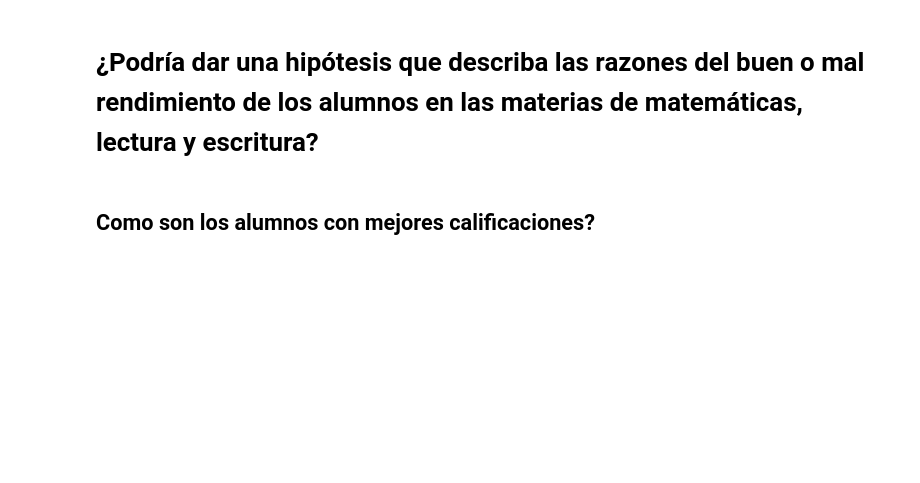
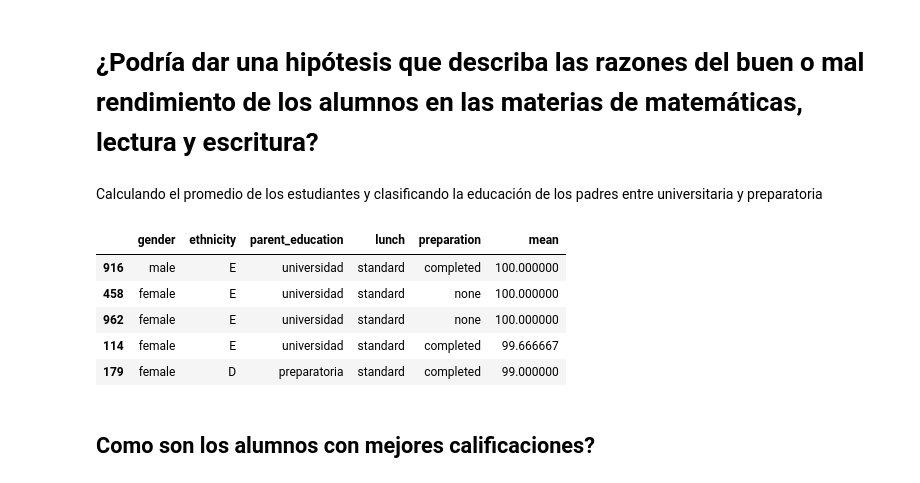
Before and after one commit to MarioChvx/ciencia_de_datos_PAMBAZO, a Jupyter notebook: proyectos/unidad1/proyecto_eda/EDA_Students_performance.ipynb, the cells around one changed output. Drawn from its saved outputs; the diff is of its cells as text; code cells hidden in the pictures; blank space fills up the shorter version.

```diff
--- a/proyectos/unidad1/proyecto_eda/EDA_Students_performance.ipynb
+++ b/proyectos/unidad1/proyecto_eda/EDA_Students_performance.ipynb
@@ -366,2 +391,30 @@ Solo las **calificaciones** tienen una **correlación** fuerte entre ellas
+# %% [markdown]
+Calculando el promedio de los estudiantes y clasificando la educación de los padres entre universitaria y preparatoria
+# %%
+df_mean = (
+    df
+    .assign(
+        mean = lambda df: (df.math_score + df.reading_score + df.writing_score) / 3
+    )
+    .assign(
+        parent_education = lambda df: df.parent_education.replace(
+            list(df.parent_education.unique()),
+            ['universidad', 'preparatoria', 'universidad', 'universidad', 'preparatoria', 'preparatoria']
+        )
+    )
+    .sort_values(by= ['mean'], ascending= False)
+    .drop(
+        list(df.filter(regex= '.*_score').columns),
+        axis= 1
+    )
+)
+df_mean.head()
+# %% [output]
+|  | gender | ethnicity | parent_education | lunch | preparation | mean |
+| 916 | male | E | universidad | standard | completed | 100.000000 |
+| 458 | female | E | universidad | standard | none | 100.000000 |
+| 962 | female | E | universidad | standard | none | 100.000000 |
+| 114 | female | E | universidad | standard | completed | 99.666667 |
+| 179 | female | D | preparatoria | standard | completed | 99.000000 |
 # %% [markdown]
 ## Como son los alumnos con mejores calificaciones?
```
Also changed, not shown: parts of 13 cells of this notebook.
